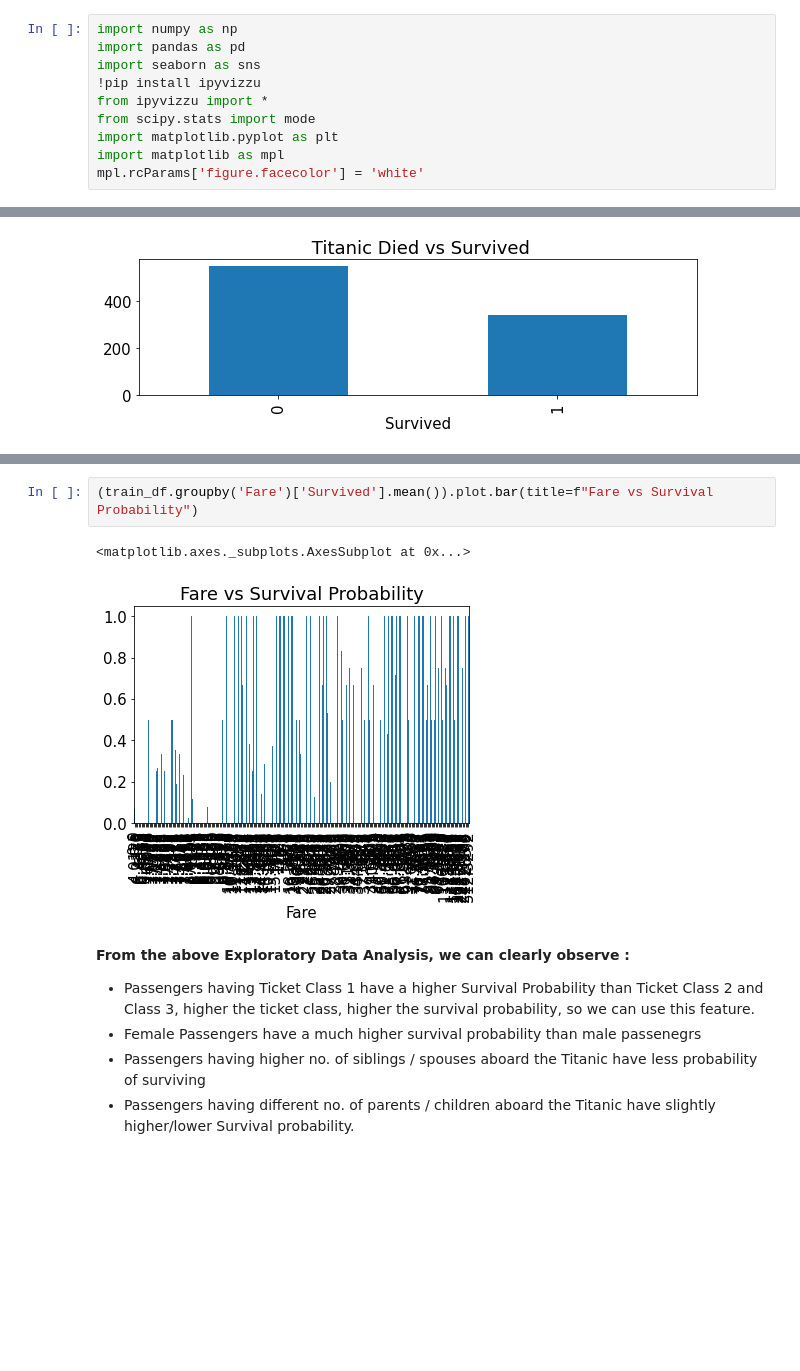
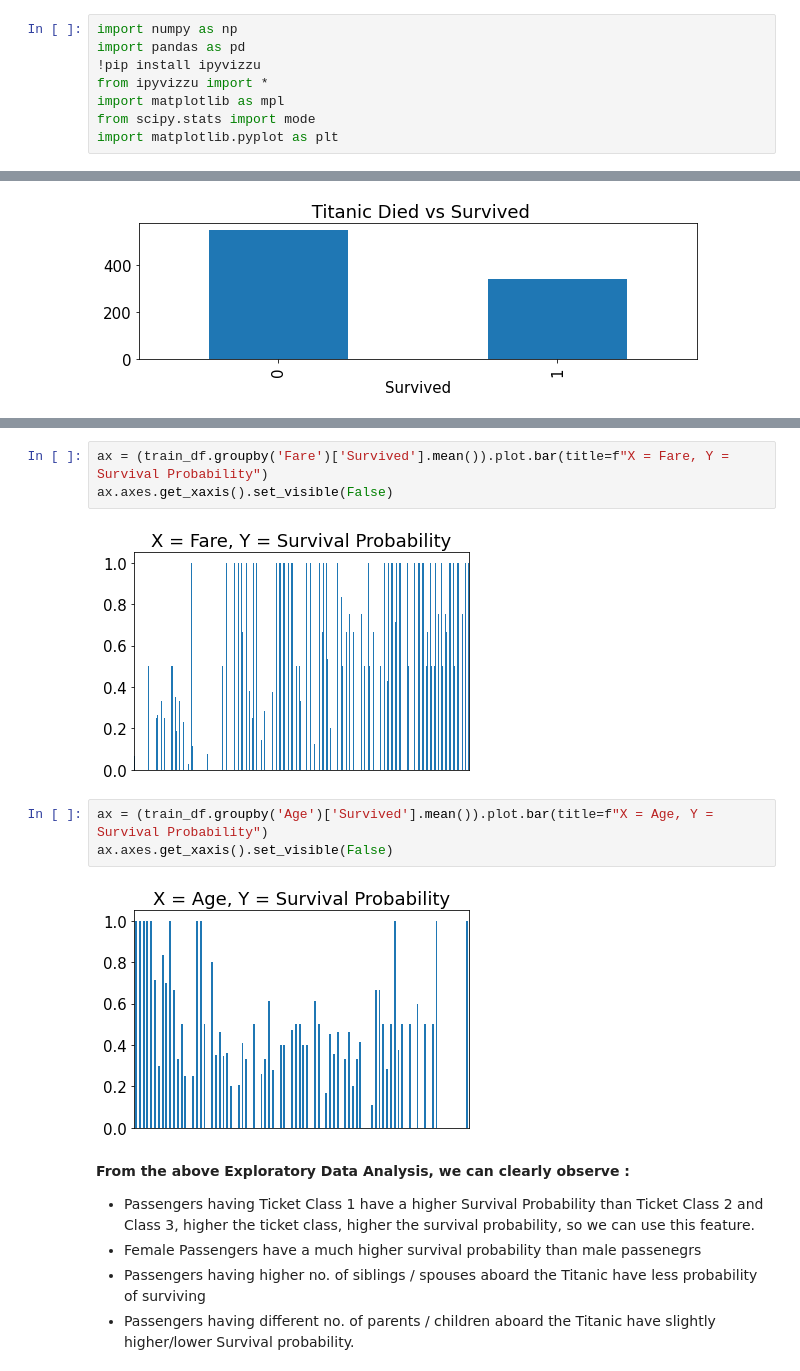
Before and after one commit to Sshubam/FSM_ML_Assignments, a Jupyter notebook: FSM_1_NaiveBayesClassifier_KNNClassifier_Final.ipynb, the cells around one changed output, grey strips where cells are left out. Cells and saved outputs as stored; diff of their text form; blank space fills up the shorter version.

```diff
--- a/FSM_1_NaiveBayesClassifier_KNNClassifier_Final.ipynb
+++ b/FSM_1_NaiveBayesClassifier_KNNClassifier_Final.ipynb
@@ -5,13 +13,11 @@
 # %%
 import numpy as np
 import pandas as pd
-import seaborn as sns
 !pip install ipyvizzu
 from ipyvizzu import *
+import matplotlib as mpl
 from scipy.stats import mode
 import matplotlib.pyplot as plt
-import matplotlib as mpl
-mpl.rcParams['figure.facecolor'] = 'white'
 # %% [output]
 Looking in indexes: https://pypi.org/simple, https://us-python.pkg.dev/colab-wheels/public/simple/
 Requirement already satisfied: ipyvizzu in /usr/local/lib/python3.7/dist-packages (0.10.0)
@@ -126,8 +139,13 @@ for category in ['Pclass', 'Sex', 'SibSp', 'Parch', 'Embarked','Age']:
 # %%
-(train_df.groupby('Fare')['Survived'].mean()).plot.bar(title=f"Fare vs Survival Probability")
+ax = (train_df.groupby('Fare')['Survived'].mean()).plot.bar(title=f"X = Fare, Y = Survival Probability")
+ax.axes.get_xaxis().set_visible(False)
 # %% [output]
-<matplotlib.axes._subplots.AxesSubplot at 0x...>
-[figure, old version]
+[figure, new version]
+# %%
+ax = (train_df.groupby('Age')['Survived'].mean()).plot.bar(title=f"X = Age, Y = Survival Probability")
+ax.axes.get_xaxis().set_visible(False)
+# %% [output]
+[figure, added]
 # %% [markdown]
 **From the above Exploratory Data Analysis, we can clearly observe :**
 
```
Also changed, not shown: parts of 17 cells of this notebook.
